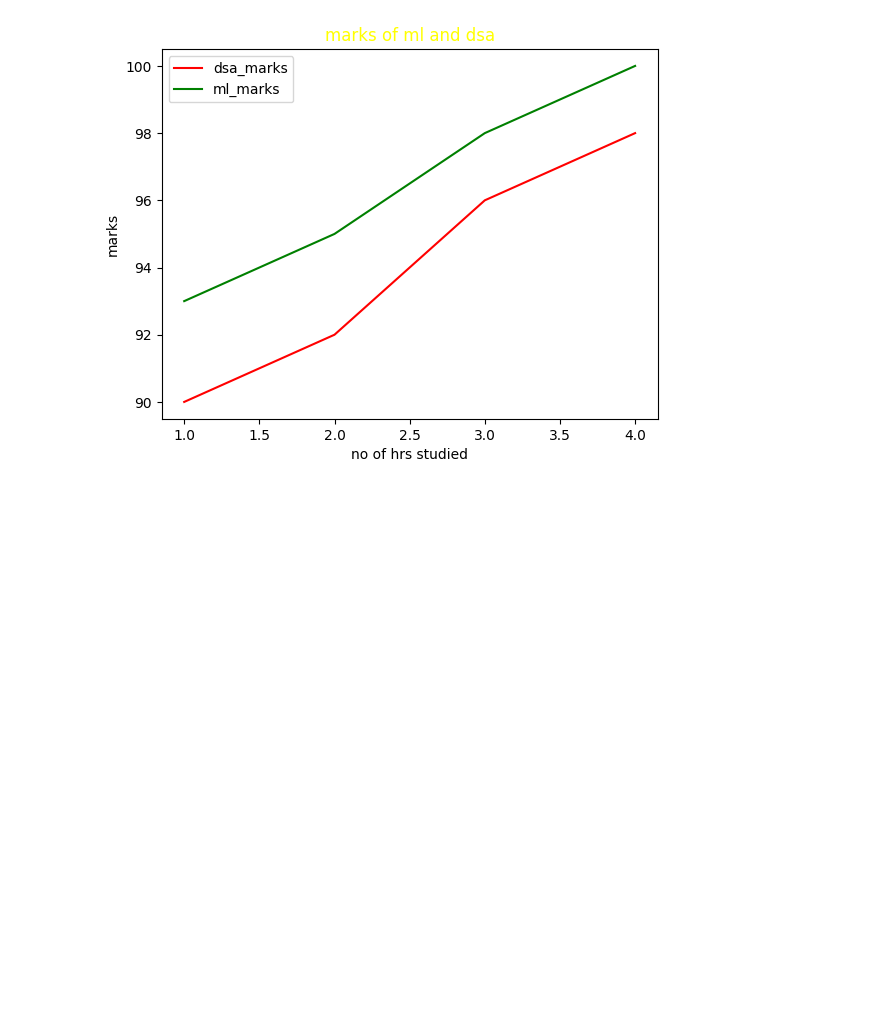
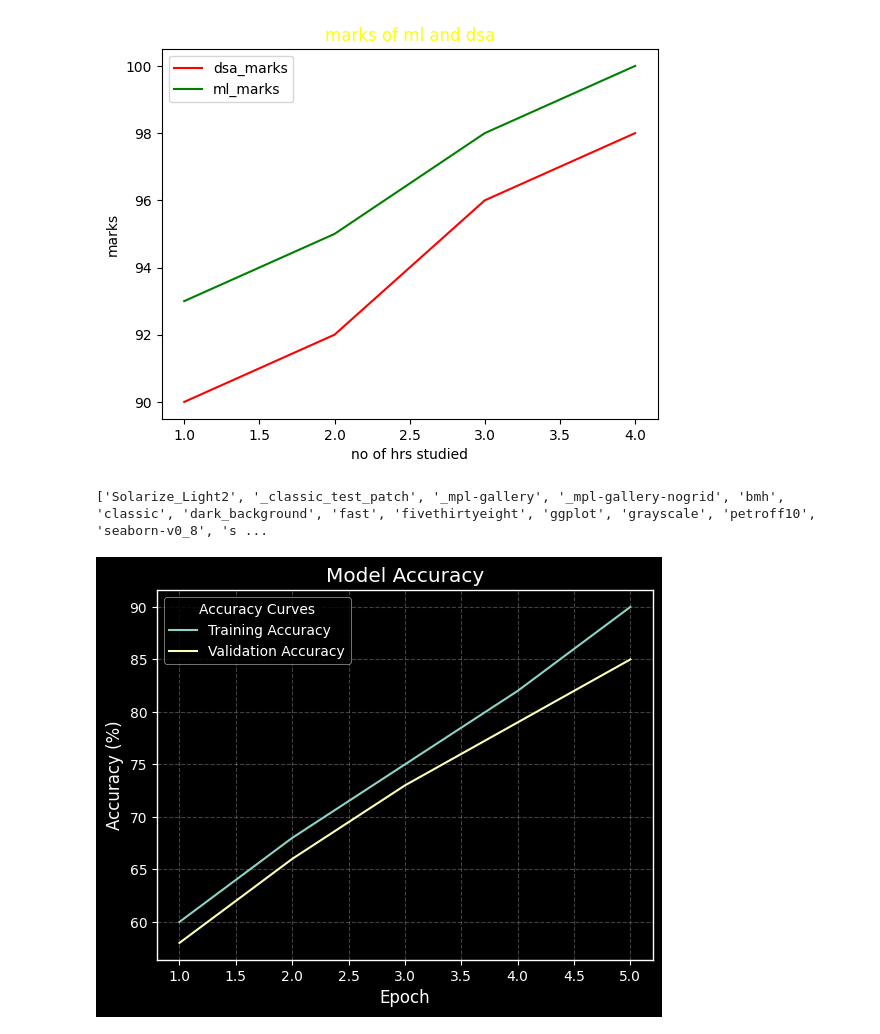
Before and after one commit to srinath698/matplolib-_for_machine-learning, a Jupyter notebook: first matplot.ipynb, the cells around one changed output. Cells and saved outputs as stored; diff of their text form; code cells hidden in the pictures; blank space fills up the shorter version.

```diff
--- a/first matplot.ipynb
+++ b/first matplot.ipynb
@@ -79,3 +79,39 @@ plt.legend(loc='best')
 plt.show()
 # %% [output]
 [figure]
+# %%
+import matplotlib.pyplot as plt
+
+epochs = [1, 2, 3, 4, 5]
+
+train = [60, 68, 75, 82, 90]
+validation = [58, 66, 73, 79, 85]
+
+plt.plot(epochs, train, label="Training Accuracy")
+
+plt.plot(epochs, validation, label="Validation Accuracy")
+
+plt.title("Model Accuracy")
+
+plt.xlabel("Epoch")
+
+plt.ylabel("Accuracy (%)")
+
+plt.legend(
+    loc="best",
+    fontsize=10,
+    title="Accuracy Curves")
+print(plt.style.available)
+plt.style.use('dark_background')
+plt.grid(
+    color="gray",
+    linestyle="--",
+    linewidth=0.8,
+    alpha=0.5
+)
+
+
+plt.show()
+# %% [output]
+['Solarize_Light2', '_classic_test_patch', '_mpl-gallery', '_mpl-gallery-nogrid', 'bmh', 'classic', 'dark_background', 'fast', 'fivethirtyeight', 'ggplot', 'grayscale', 'petroff10', 'seaborn-v0_8', 's ...
+[figure, added]
```
Also changed, not shown: parts of 1 cell of this notebook.
